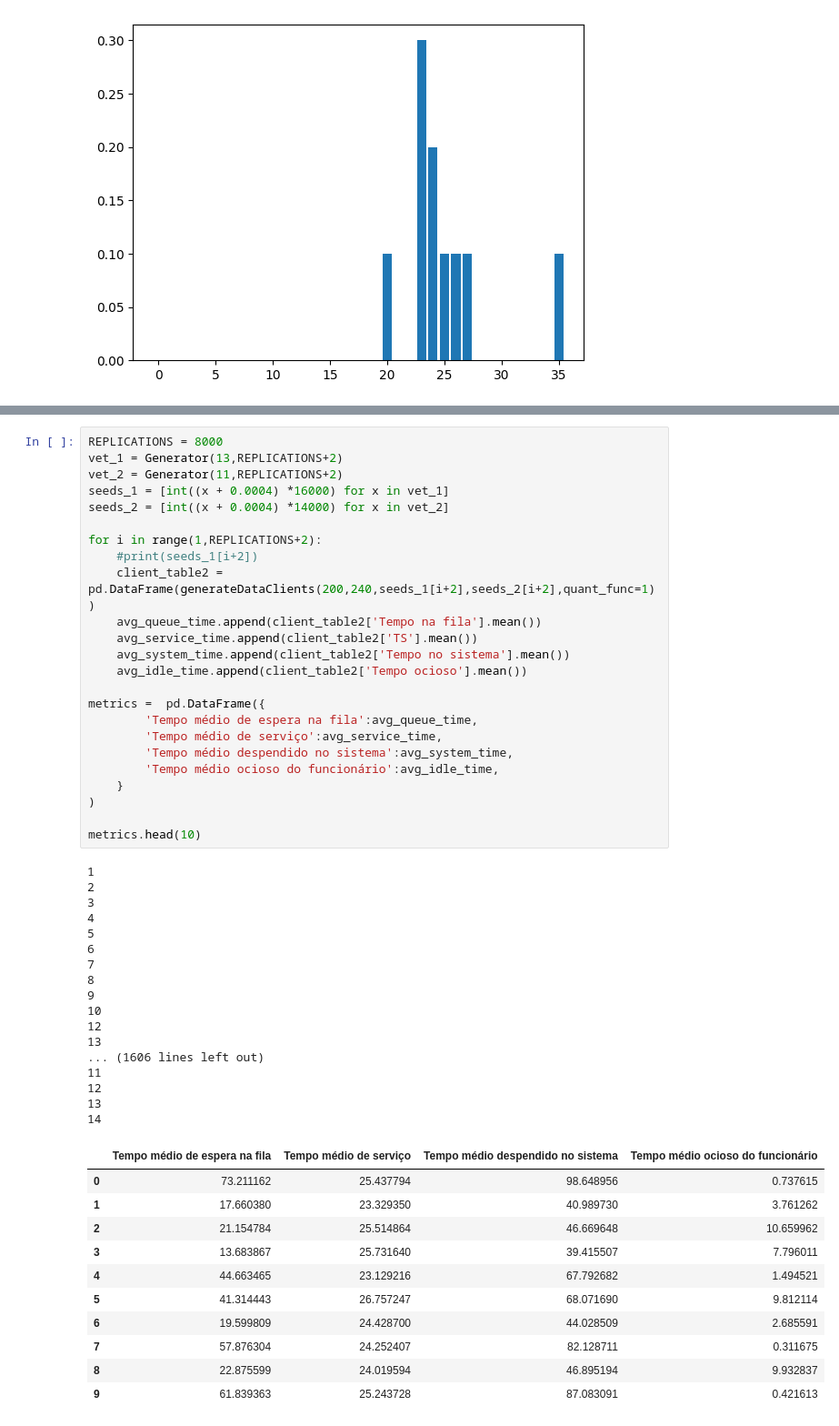
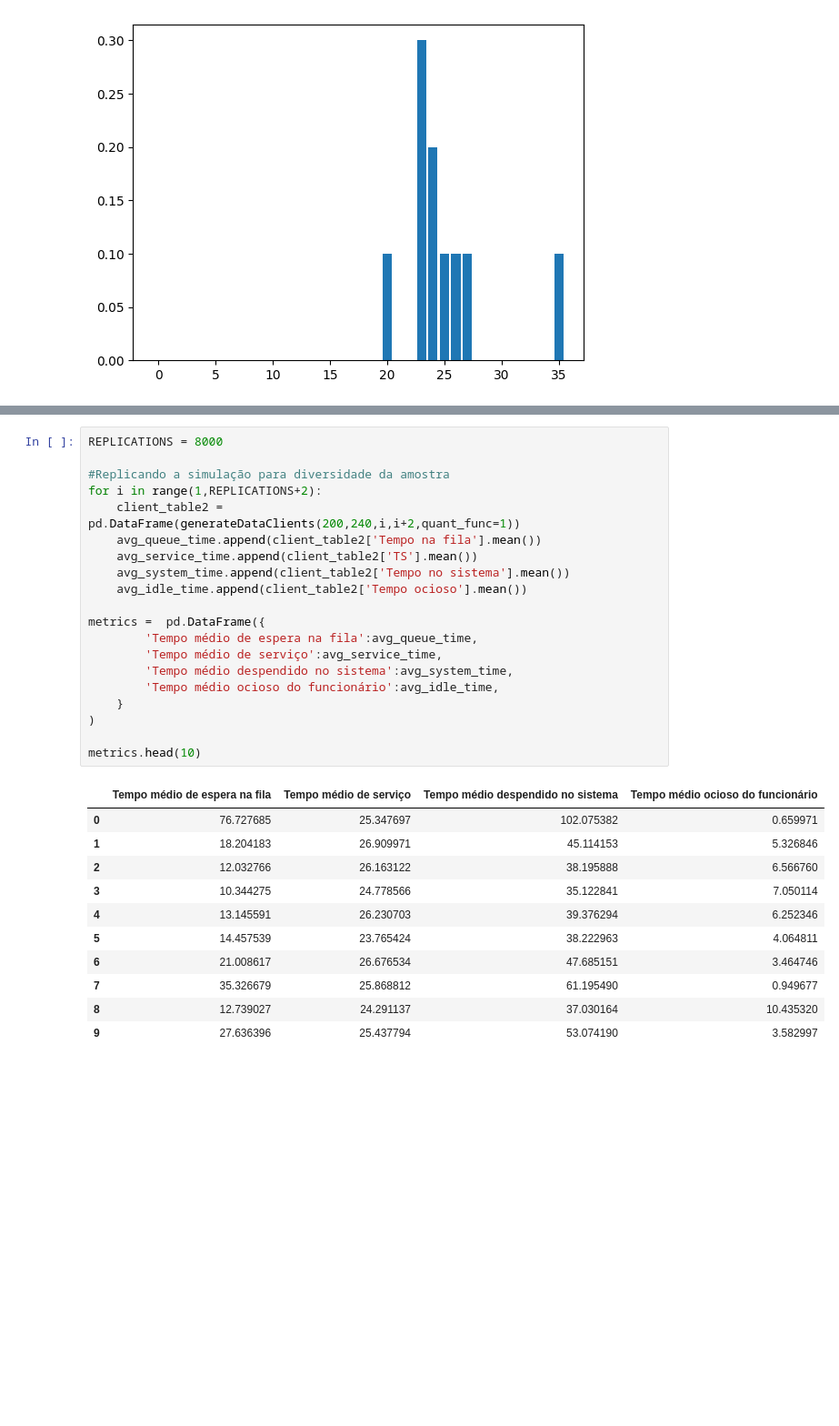
Before and after one commit to DanielAlmeida19/RandomVariableSimulator, a Jupyter notebook: Simulator.ipynb, the cells around one changed output, grey strips where cells are left out. Shown at 91% size. Saved outputs shown, nothing was run; the diff lists cells and outputs as text; blank space fills up the shorter version.

```diff
--- a/Simulator.ipynb
+++ b/Simulator.ipynb
@@ -174,55 +166,34 @@ metrics.head()
 # %%
 REPLICATIONS = 8000
-vet_1 = Generator(13,REPLICATIONS+2)
-vet_2 = Generator(11,REPLICATIONS+2)
-seeds_1 = [int((x + 0.0004) *16000) for x in vet_1]
-seeds_2 = [int((x + 0.0004) *14000) for x in vet_2]
 
+#Replicando a simulação para diversidade da amostra
 for i in range(1,REPLICATIONS+2):
-    #print(seeds_1[i+2])
-    client_table2 = pd.DataFrame(generateDataClients(200,240,seeds_1[i+2],seeds_2[i+2],quant_func=1))
+    client_table2 = pd.DataFrame(generateDataClients(200,240,i,i+2,quant_func=1))
     avg_queue_time.append(client_table2['Tempo na fila'].mean())
     avg_service_time.append(client_table2['TS'].mean())
     avg_system_time.append(client_table2['Tempo no sistema'].mean())
     avg_idle_time.append(client_table2['Tempo ocioso'].mean())
 
 metrics =  pd.DataFrame({
         'Tempo médio de espera na fila':avg_queue_time,
         'Tempo médio de serviço':avg_service_time,
         'Tempo médio despendido no sistema':avg_system_time,
         'Tempo médio ocioso do funcionário':avg_idle_time,
     }
 )
 
 metrics.head(10)
 # %% [output]
-1
-2
-3
-4
-5
-6
-7
-8
-9
-10
-12
-13
-... (1606 lines left out)
-11
-12
-13
-14
 |  | Tempo médio de espera na fila | Tempo médio de serviço | Tempo médio despendido no sistema | Tempo médio ocioso do funcionário |
-| 0 | 73.211162 | 25.437794 | 98.648956 | 0.737615 |
-| 1 | 17.660380 | 23.329350 | 40.989730 | 3.761262 |
-| 2 | 21.154784 | 25.514864 | 46.669648 | 10.659962 |
-| 3 | 13.683867 | 25.731640 | 39.415507 | 7.796011 |
-| 4 | 44.663465 | 23.129216 | 67.792682 | 1.494521 |
-| 5 | 41.314443 | 26.757247 | 68.071690 | 9.812114 |
-| 6 | 19.599809 | 24.428700 | 44.028509 | 2.685591 |
-| 7 | 57.876304 | 24.252407 | 82.128711 | 0.311675 |
-| 8 | 22.875599 | 24.019594 | 46.895194 | 9.932837 |
-| 9 | 61.839363 | 25.243728 | 87.083091 | 0.421613 |
+| 0 | 76.727685 | 25.347697 | 102.075382 | 0.659971 |
+| 1 | 18.204183 | 26.909971 | 45.114153 | 5.326846 |
+| 2 | 12.032766 | 26.163122 | 38.195888 | 6.566760 |
+| 3 | 10.344275 | 24.778566 | 35.122841 | 7.050114 |
+| 4 | 13.145591 | 26.230703 | 39.376294 | 6.252346 |
+| 5 | 14.457539 | 23.765424 | 38.222963 | 4.064811 |
+| 6 | 21.008617 | 26.676534 | 47.685151 | 3.464746 |
+| 7 | 35.326679 | 25.868812 | 61.195490 | 0.949677 |
+| 8 | 12.739027 | 24.291137 | 37.030164 | 10.435320 |
+| 9 | 27.636396 | 25.437794 | 53.074190 | 3.582997 |
 # %%
 
```
Also changed, not shown: parts of 4 cells of this notebook.
